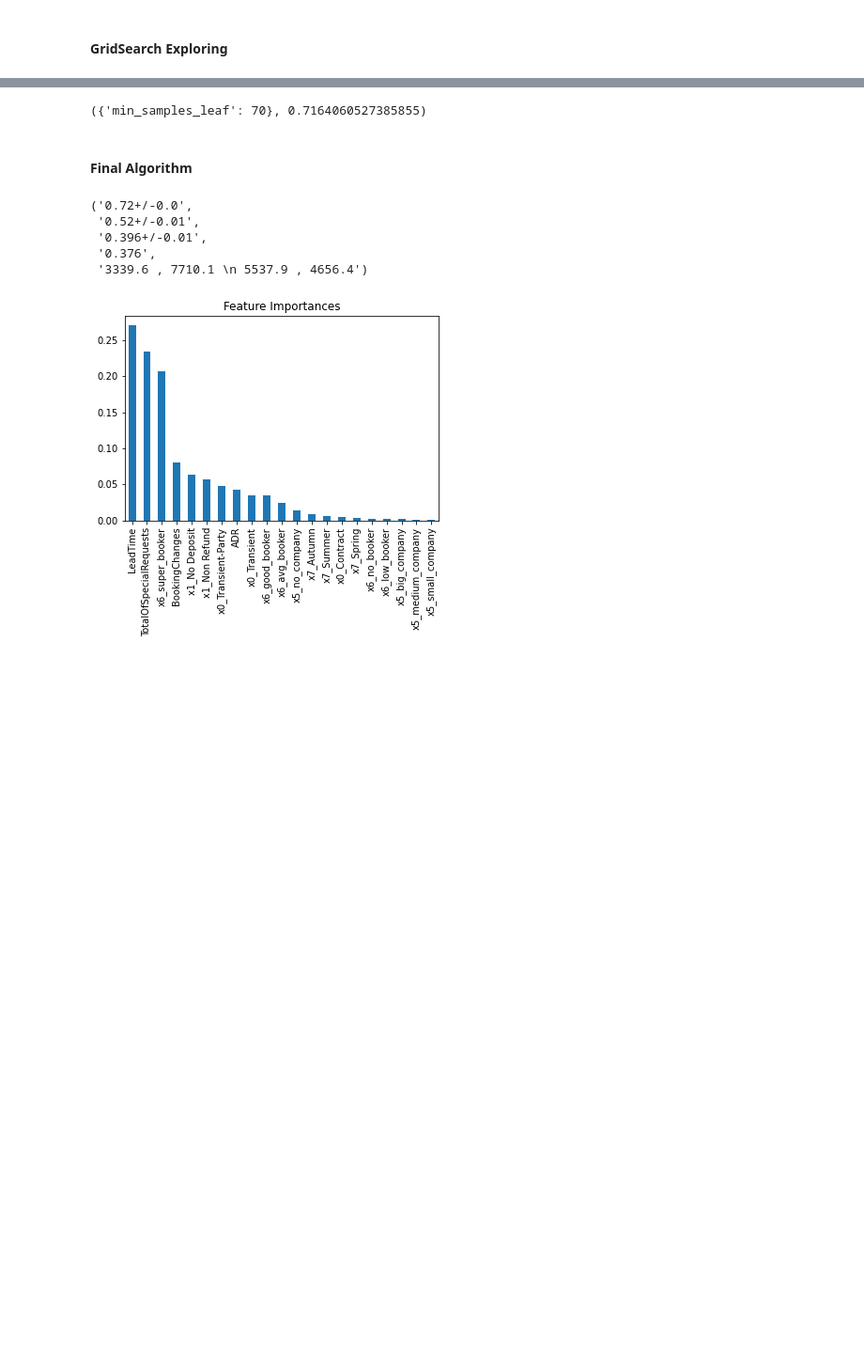
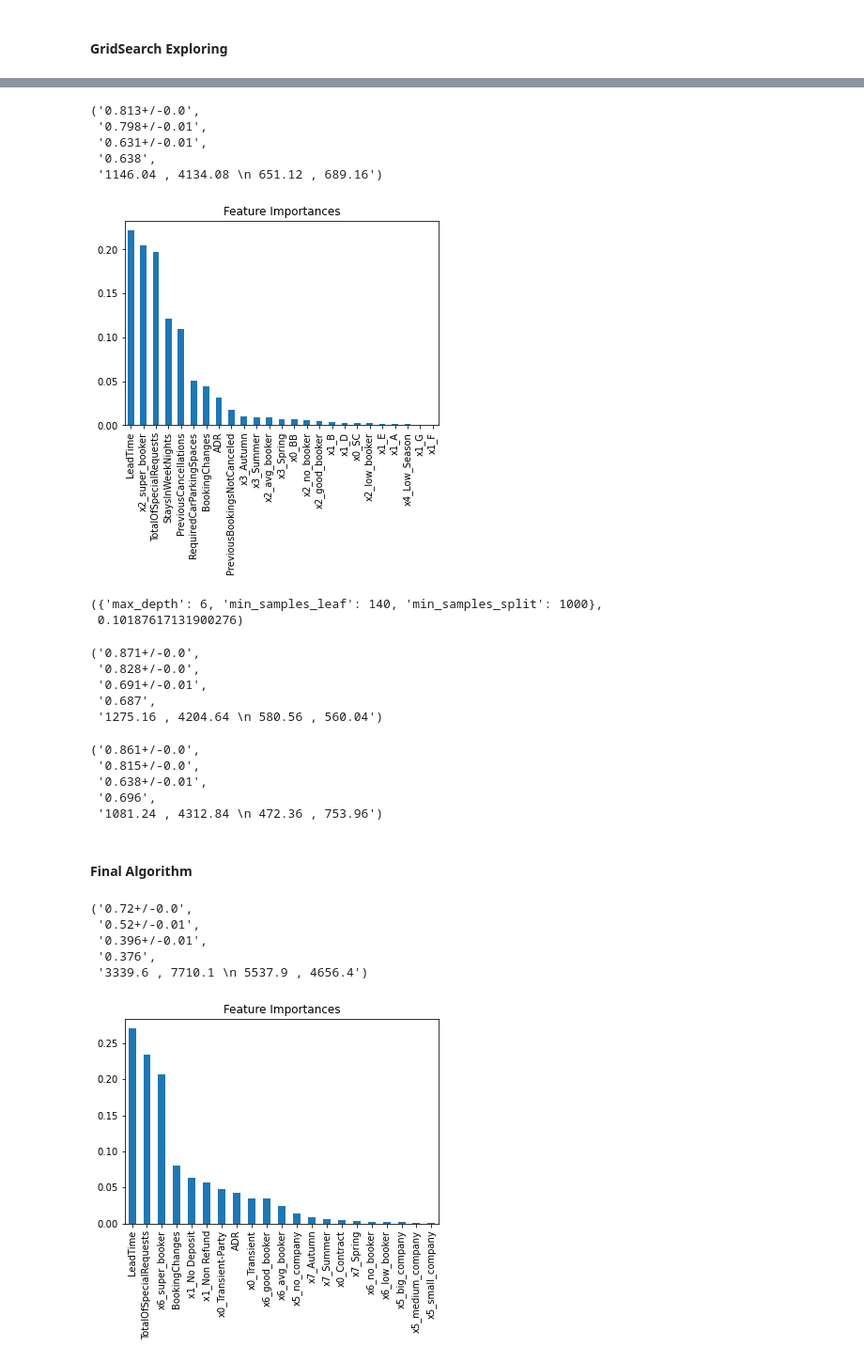
Before and after one commit to diogobulhosa/BC2, a Jupyter notebook: scripts/BCS-Notebook-Models-Bulhosa.ipynb, the cells around one changed output, grey strips where cells are left out. Shown at 94% size. Drawn from its saved outputs; the diff is of its cells as text; code cells hidden in the pictures; blank space fills up the shorter version.

```diff
--- a/scripts/BCS-Notebook-Models-Bulhosa.ipynb
+++ b/scripts/BCS-Notebook-Models-Bulhosa.ipynb
@@ -267,13 +271,24 @@ grid_search.best_params_, grid_search.best_score_
+# %%
+gbm1 = GradientBoostingClassifier(random_state=10,n_estimators=200)
+avg_score(gbm1, Train, y_Train, features,5,5,feat_sel=True)
+# %% [output]
+('0.813+/-0.0',
+ '0.798+/-0.01',
+ '0.631+/-0.01',
+ '0.638',
+ '1146.04 , 4134.08 \n 651.12 , 689.16')
+[figure, added]
 # %%
-gbm3 = GradientBoostingClassifier(random_state=10, learning_rate=0.1, max_features='sqrt',n_estimators=20, max_depth=5, min_samples_split=600)
 # tree params
+gbm2 = GradientBoostingClassifier(random_state=10, n_estimators=200,learning_rate=0.1)
 param_grid = {
-    'min_samples_leaf':range(30,71,10)
-}
-# Instantiate the grid search model
-grid_search = GridSearchCV(estimator = gbm0, param_grid = param_grid, scoring = 'precision')
+   'max_depth':range(4,9,2),
+   'min_samples_split':range(200,1001,200),
+   'min_samples_leaf': range(80,200,30)}
+grid_search = GridSearchCV(estimator = gbm1, param_grid = param_grid, scoring = 'f1')
 
-grid_search.fit(X_train_val[feat_sel_var], y_train_val)
+grid_search.fit(Train, y_Train)
 grid_search.best_params_, grid_search.best_score_
 # %% [output]
-({'min_samples_leaf': 70}, 0.7164060527385855)
+({'max_depth': 6, 'min_samples_leaf': 140, 'min_samples_split': 1000},
+ 0.10187617131900276)
@@ -280,3 +298,21 @@ grid_search.best_params_, grid_search.best_score_
+# %%
+gbm3 = GradientBoostingClassifier(random_state=10,n_estimators=200,max_depth=6, min_samples_leaf=140, min_samples_split=2000, learning_rate=0.05)
+avg_score(gbm3, Train, y_Train, Train.columns,5,5)
+# %% [output]
+('0.871+/-0.0',
+ '0.828+/-0.0',
+ '0.691+/-0.01',
+ '0.687',
+ '1275.16 , 4204.64 \n 580.56 , 560.04')
+# %%
+gbm3 = GradientBoostingClassifier(random_state=10,n_estimators=200,max_depth=6, min_samples_leaf=140, min_samples_split=2000, learning_rate=0.05)
+avg_score(gbm3, Train, y_Train, Train.columns,5,5)
+# %% [output]
+('0.861+/-0.0',
+ '0.815+/-0.0',
+ '0.638+/-0.01',
+ '0.696',
+ '1081.24 , 4312.84 \n 472.36 , 753.96')
 # %% [markdown]
 #### Final Algorithm
 # %%
```
Also changed, not shown: parts of 18 cells of this notebook, 9 other files.
